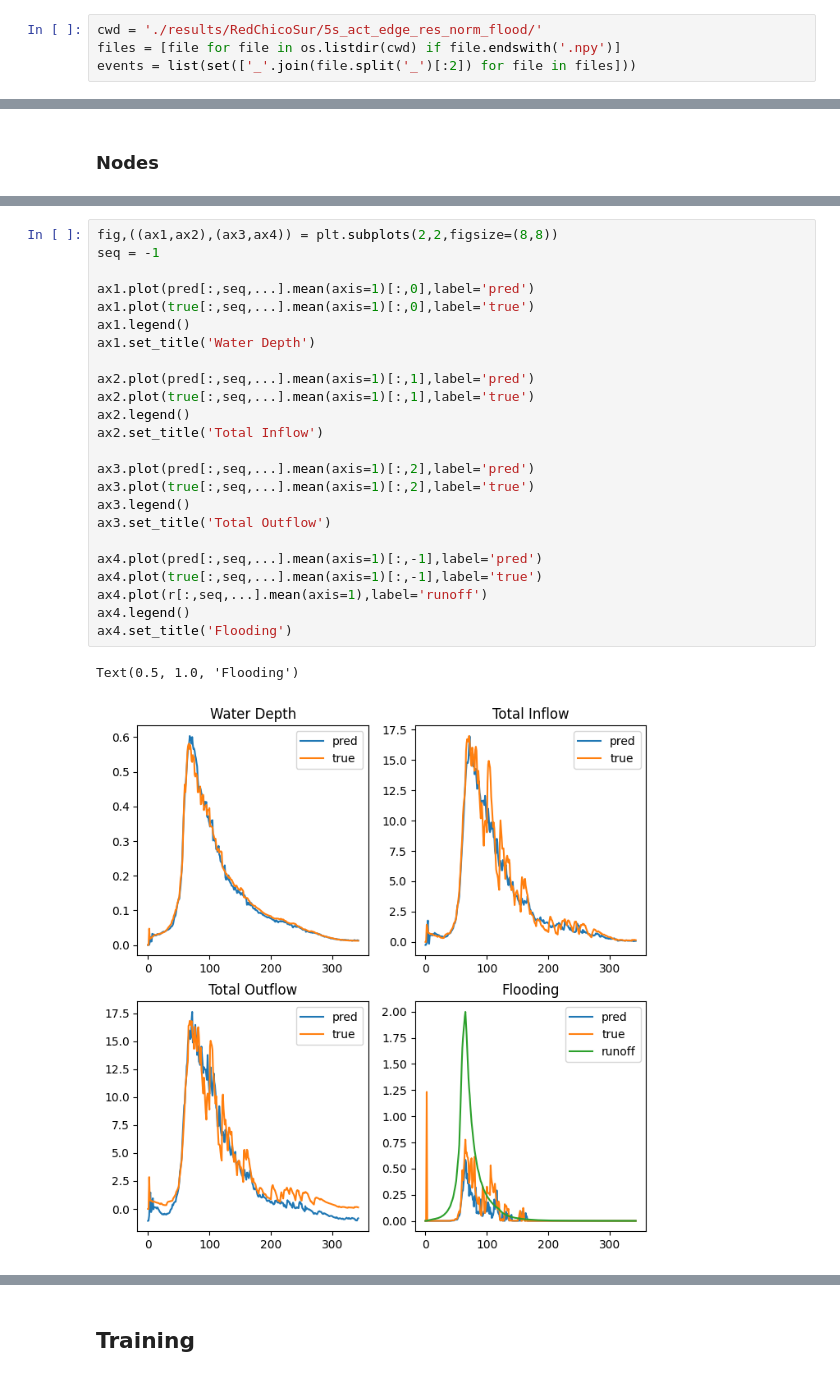
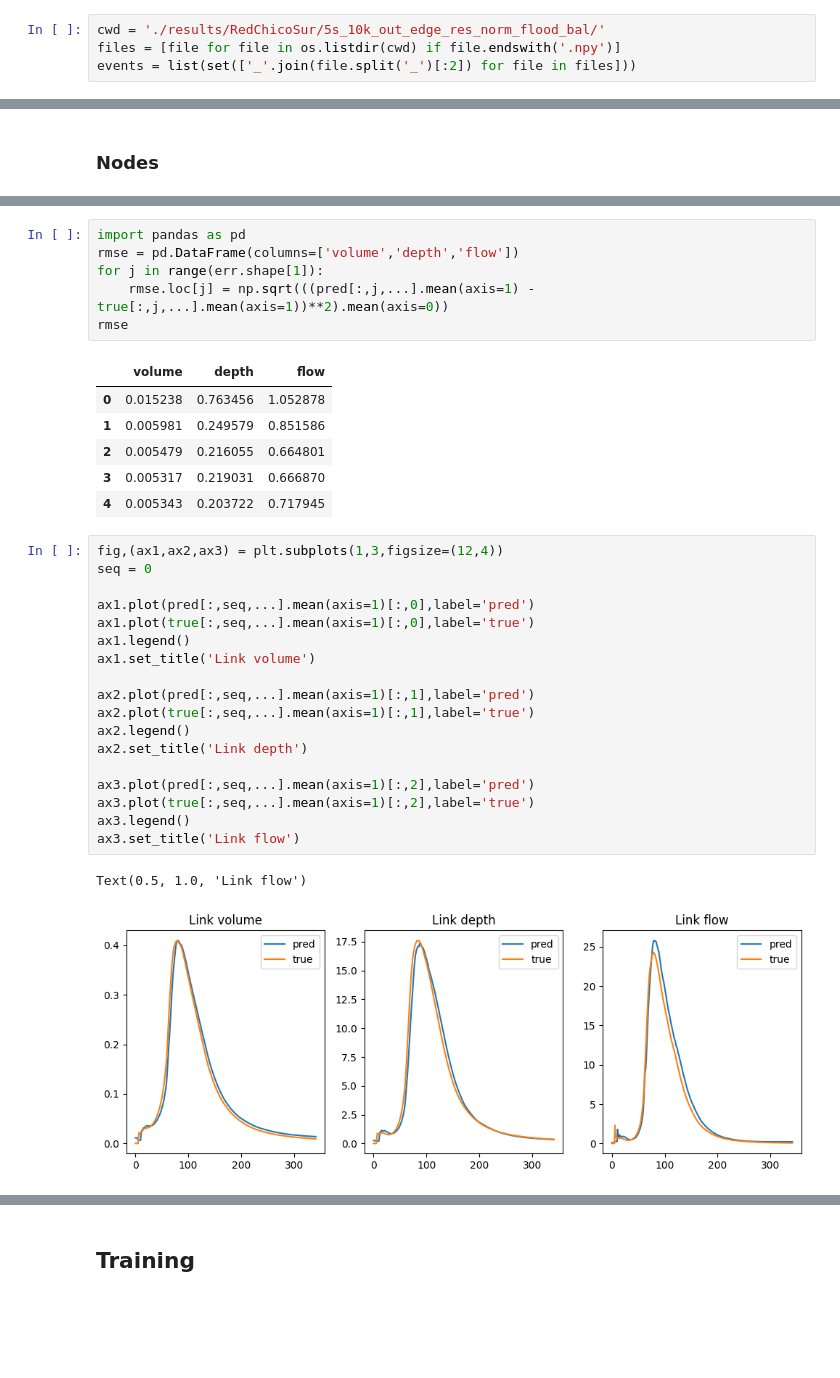
Before and after one commit to Zhiyu014/GNN-UDS, a Jupyter notebook: surrogate/test.ipynb, the cells around one changed output, grey strips where cells are left out. Cells and saved outputs as stored; diff of their text form; blank space fills up the shorter version.

Commit message:
edge fusion update

```diff
--- a/surrogate/test.ipynb
+++ b/surrogate/test.ipynb
@@ -187,6 +187,6 @@ import numpy as np
 import os
 import matplotlib.pyplot as plt
 # %%
-cwd = './results/RedChicoSur/5s_act_edge_res_norm_flood/'
+cwd = './results/RedChicoSur/5s_10k_out_edge_res_norm_flood_bal/'
 files = [file for file in os.listdir(cwd) if file.endswith('.npy')]
 events = list(set(['_'.join(file.split('_')[:2]) for file in files]))
@@ -213,30 +331,37 @@ for i,ax in enumerate(axes):
+# %%
+import pandas as pd
+rmse = pd.DataFrame(columns=['volume','depth','flow'])
+for j in range(err.shape[1]):
+    rmse.loc[j] = np.sqrt(((pred[:,j,...].mean(axis=1) - true[:,j,...].mean(axis=1))**2).mean(axis=0))
+rmse
+# %% [output]
+|  | volume | depth | flow |
+| 0 | 0.015238 | 0.763456 | 1.052878 |
+| 1 | 0.005981 | 0.249579 | 0.851586 |
+| 2 | 0.005479 | 0.216055 | 0.664801 |
+| 3 | 0.005317 | 0.219031 | 0.666870 |
+| 4 | 0.005343 | 0.203722 | 0.717945 |
 # %%
-fig,((ax1,ax2),(ax3,ax4)) = plt.subplots(2,2,figsize=(8,8))
-seq = -1
+fig,(ax1,ax2,ax3) = plt.subplots(1,3,figsize=(12,4))
+seq = 0
 
 ax1.plot(pred[:,seq,...].mean(axis=1)[:,0],label='pred')
 ax1.plot(true[:,seq,...].mean(axis=1)[:,0],label='true')
 ax1.legend()
-ax1.set_title('Water Depth')
+ax1.set_title('Link volume')
 
 ax2.plot(pred[:,seq,...].mean(axis=1)[:,1],label='pred')
 ax2.plot(true[:,seq,...].mean(axis=1)[:,1],label='true')
 ax2.legend()
-ax2.set_title('Total Inflow')
+ax2.set_title('Link depth')
 
 ax3.plot(pred[:,seq,...].mean(axis=1)[:,2],label='pred')
 ax3.plot(true[:,seq,...].mean(axis=1)[:,2],label='true')
 ax3.legend()
-ax3.set_title('Total Outflow')
-
-ax4.plot(pred[:,seq,...].mean(axis=1)[:,-1],label='pred')
-ax4.plot(true[:,seq,...].mean(axis=1)[:,-1],label='true')
-ax4.plot(r[:,seq,...].mean(axis=1),label='runoff')
-ax4.legend()
-ax4.set_title('Flooding')
+ax3.set_title('Link flow')
 # %% [output]
-Text(0.5, 1.0, 'Flooding')
+Text(0.5, 1.0, 'Link flow')
-[figure, old version]
+[figure, new version]
 # %%
 from swmm_api import read_inp_file
 inp = read_inp_file('./envs/network/RedChicoSur/RedChicoSur.inp')
```
Also changed, not shown: parts of 24 cells of this notebook, 28 other files.
